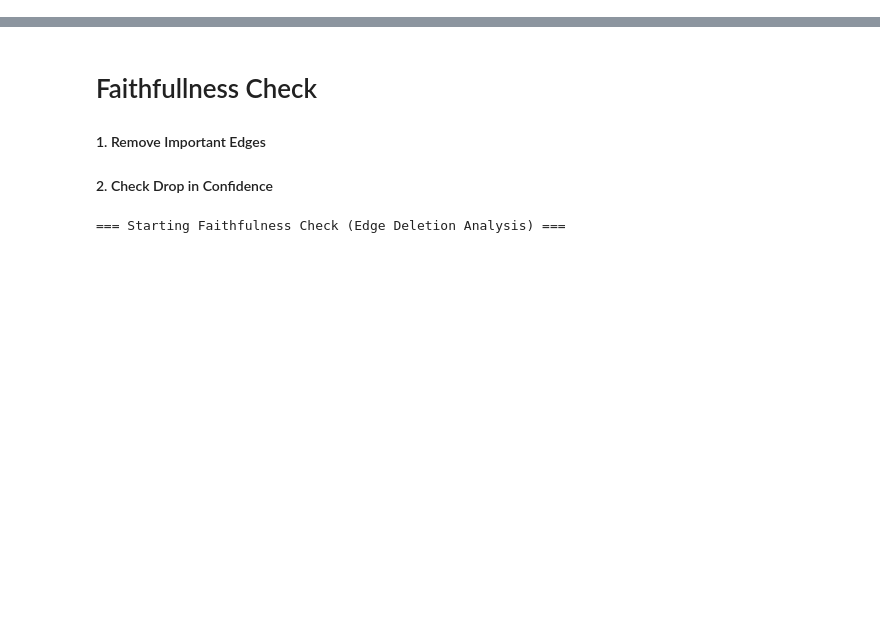
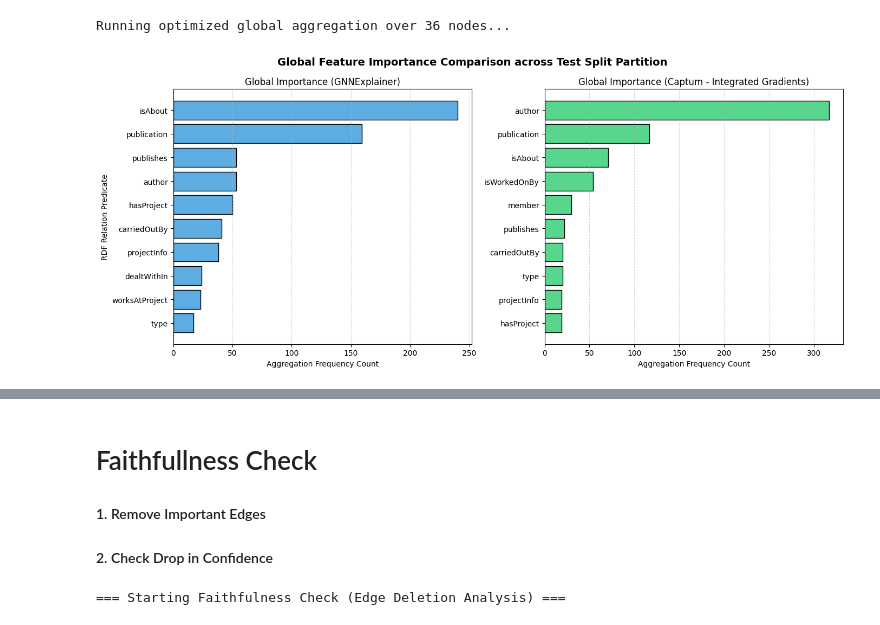
Before and after one commit to ZalakChauhan123/xai26-mini, a Jupyter notebook: notebooks/5__Explainability_Captus.ipynb, the cells around one changed output, grey strips where cells are left out. Cells and saved outputs as stored; diff of their text form; code cells hidden in the pictures; blank space fills up the shorter version.

```diff
--- a/notebooks/5__Explainability_Captus.ipynb
+++ b/notebooks/5__Explainability_Captus.ipynb
@@ -163,0 +95,6 @@ Successfully processed Node ID: 2305
+# %%
+# --- STEP 1: Initialize Aggregation Pools ---
+all_gnn_relations = []
+all_captum_relations = []
+
+print(f"Aggregating global explanations over {len(test_nodes)} test nodes...")
@@ -163,0 +103,74 @@ Successfully processed Node ID: 2305
+# %%
+# --- STEP 2: Apply Speed Optimizations to Explainers ---
+try:
+    # Drastically reduce optimization epochs for the global loop split
+    explainer.algorithm.epochs = 30
+except AttributeError:
+    pass
+
+# --- STEP 3: Optimized Loop Over Test Nodes ---
+print(f"Running optimized global aggregation over {len(test_nodes)} nodes...")
+for node_id in tqdm(test_nodes, desc="Generating Global Explanations"):
+    node_idx = int(node_id)
+
+    # --- A. Process GNNExplainer Attributions ---
+    try:
+        gnn_exp = explainer(x=data.x, edge_index=data.edge_index, index=node_idx)
+        gnn_top_edges = gnn_exp.edge_mask.topk(20).indices
+
+        for idx in gnn_top_edges:
+            rel_id = edge_type[idx.item()].item()
+            clean_rel = id_to_relation[rel_id].split("#")[-1]
+            all_gnn_relations.append(clean_rel)
+    except Exception as e:
+        pass
+
+    # --- B. Process Captum Integrated Gradients Attributions ---
+    try:
+        # Pass target_delta/n_steps down if your captum wrapper supports step limits
+        cap_exp = explainer_captum(x=data.x, edge_index=data.edge_index, index=node_idx)
+        cap_top_edges = cap_exp.edge_mask.abs().topk(20).indices
+
+        for idx in cap_top_edges:
+            rel_id = edge_type[idx.item()].item()
+            clean_rel = id_to_relation[rel_id].split("#")[-1]
+            all_captum_relations.append(clean_rel)
+    except Exception as e:
+        pass
+# %% [output]
+Running optimized global aggregation over 36 nodes...
+# %%
+# --- STEP 3: Frequency Counting ---
+gnn_counter = Counter(all_gnn_relations)
+captum_counter = Counter(all_captum_relations)
+
+# --- STEP 4: Sort Data for Ordered Horizontal Plotting (Top 10 Relations) ---
+# reverse=False aligns the highest value at the top of horizontal subplots natively
+gnn_sorted = sorted(gnn_counter.items(), key=lambda x: x[1], reverse=False)[-10:]
+captum_sorted = sorted(captum_counter.items(), key=lambda x: x[1], reverse=False)[-10:]
+
+# Unpack key-value tuples
+gnn_rels, gnn_counts = zip(*gnn_sorted) if gnn_sorted else ([], [])
+cap_rels, cap_counts = zip(*captum_sorted) if captum_sorted else ([], [])
+
+# --- STEP 5: Generate Comparative Visualization ---
+fig, (ax1, ax2) = plt.subplots(1, 2, figsize=(14, 6))
+
+# Subplot 1: GNNExplainer
+ax1.barh(gnn_rels, gnn_counts, color='#5DADE2', edgecolor='black')
+ax1.set_xlabel("Aggregation Frequency Count")
+ax1.set_ylabel("RDF Relation Predicate")
+ax1.set_title("Global Importance (GNNExplainer)")
+ax1.grid(axis='x', linestyle='--', alpha=0.5)
+
+# Subplot 2: Captum (Integrated Gradients)
+ax2.barh(cap_rels, cap_counts, color='#58D68D', edgecolor='black')
+ax2.set_xlabel("Aggregation Frequency Count")
+ax2.set_title("Global Importance (Captum - Integrated Gradients)")
+ax2.grid(axis='x', linestyle='--', alpha=0.5)
+
+plt.suptitle("Global Feature Importance Comparison across Test Split Partition", fontsize=14, fontweight='bold')
+plt.tight_layout()
+plt.show()
+# %% [output]
+[figure, added]
```
Also changed, not shown: parts of 22 cells of this notebook.
